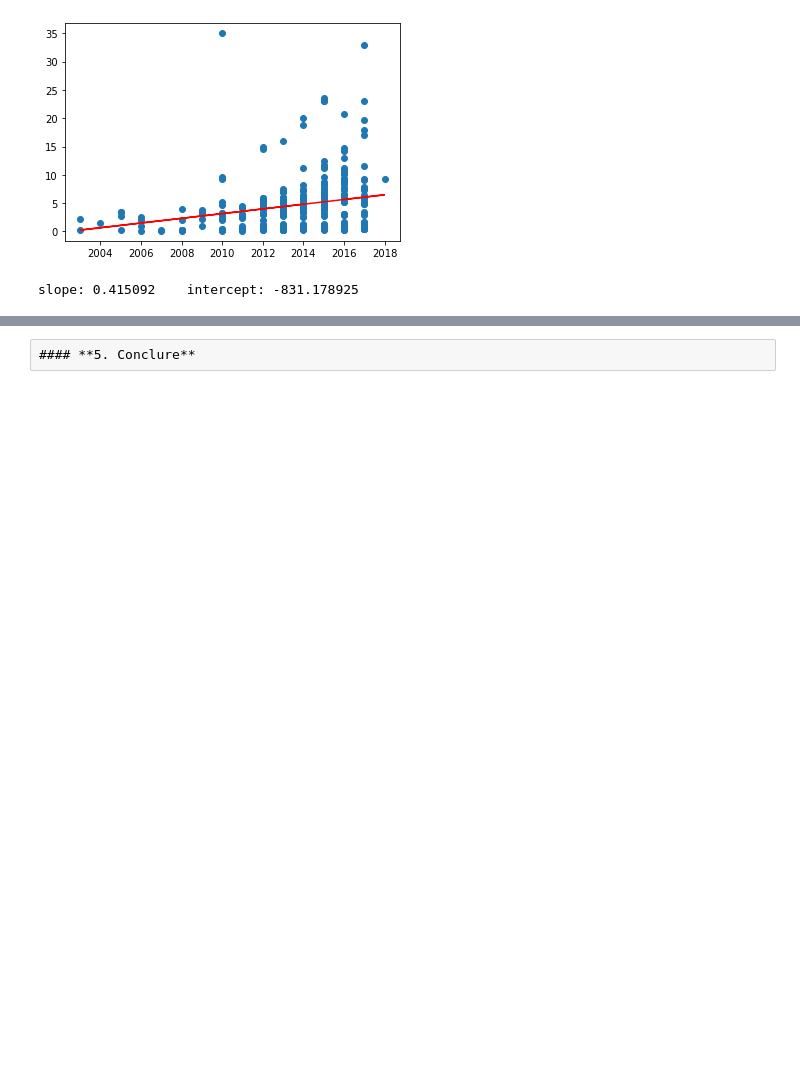
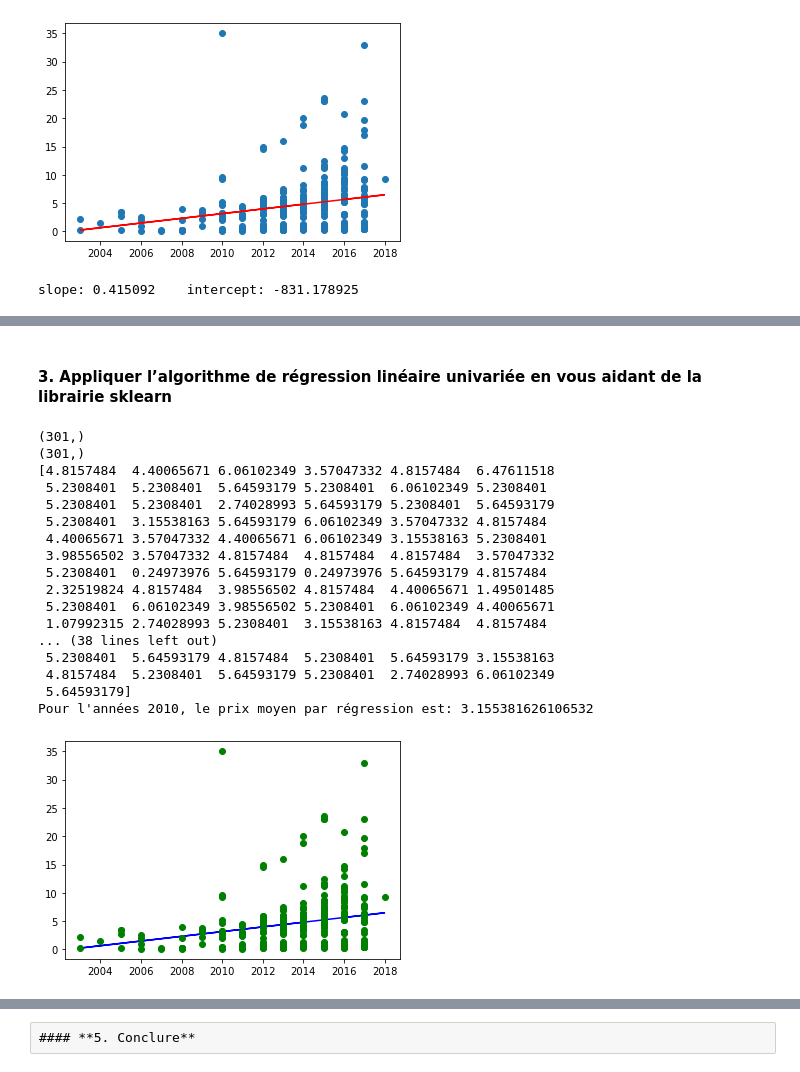
Before and after one commit to jpphi/brief1, a Jupyter notebook: Brief1 - rendu.ipynb, the cells around one changed output, grey strips where cells are left out. Saved outputs shown, nothing was run; the diff lists cells and outputs as text; code cells hidden in the pictures; blank space fills up the shorter version.

```diff
--- a/Brief1 - rendu.ipynb
+++ b/Brief1 - rendu.ipynb
@@ -273 +273,49 @@
+# %% [markdown]
+#### **3. Appliquer l’algorithme de régression linéaire univariée en vous aidant de la librairie sklearn**
+# %%
+import sklearn as  skl
+from sklearn.linear_model import LinearRegression
+
+regressor = LinearRegression()
+print(np.shape(car_data['Year']))
+
+car_data['Year'].values.reshape(-1,1)
+
+print(np.shape(car_data['Year']))
+
+
+regressor.fit(car_data['Year'].values.reshape(-1,1), car_data['Selling_Price'])
+
+#predict = np.poly1d(model)
+
+ytest = regressor.predict(car_data['Year'].values.reshape(-1,1))
+#ytest = 0
+i=car_data['Year'][3]
+print(ytest)
+
+plt.plot(car_data['Year'],ytest,c = 'blue')
+plt.plot(car_data['Year'], car_data['Selling_Price'],'o',color="green")
+
+print("Pour l'années 2010, le prix moyen par régression est:",poly(2010))
+
+plt.show()
+# %% [output]
+(301,)
+(301,)
+[4.8157484  4.40065671 6.06102349 3.57047332 4.8157484  6.47611518
+ 5.2308401  5.2308401  5.64593179 5.2308401  6.06102349 5.2308401
+ 5.2308401  5.2308401  2.74028993 5.64593179 5.2308401  5.64593179
+ 5.2308401  3.15538163 5.64593179 6.06102349 3.57047332 4.8157484
+ 4.40065671 3.57047332 4.40065671 6.06102349 3.15538163 5.2308401
+ 3.98556502 3.57047332 4.8157484  4.8157484  4.8157484  3.57047332
+ 5.2308401  0.24973976 5.64593179 0.24973976 5.64593179 4.8157484
+ 2.32519824 4.8157484  3.98556502 4.8157484  4.40065671 1.49501485
+ 5.2308401  6.06102349 3.98556502 5.2308401  6.06102349 4.40065671
+ 1.07992315 2.74028993 5.2308401  3.15538163 4.8157484  4.8157484
+... (38 lines left out)
+ 5.2308401  5.64593179 4.8157484  5.2308401  5.64593179 3.15538163
+ 4.8157484  5.2308401  5.64593179 5.2308401  2.74028993 6.06102349
+ 5.64593179]
+Pour l'années 2010, le prix moyen par régression est: 3.155381626106532
+[figure, added]
 # %%
```
Also changed, not shown: parts of 4 cells of this notebook.
